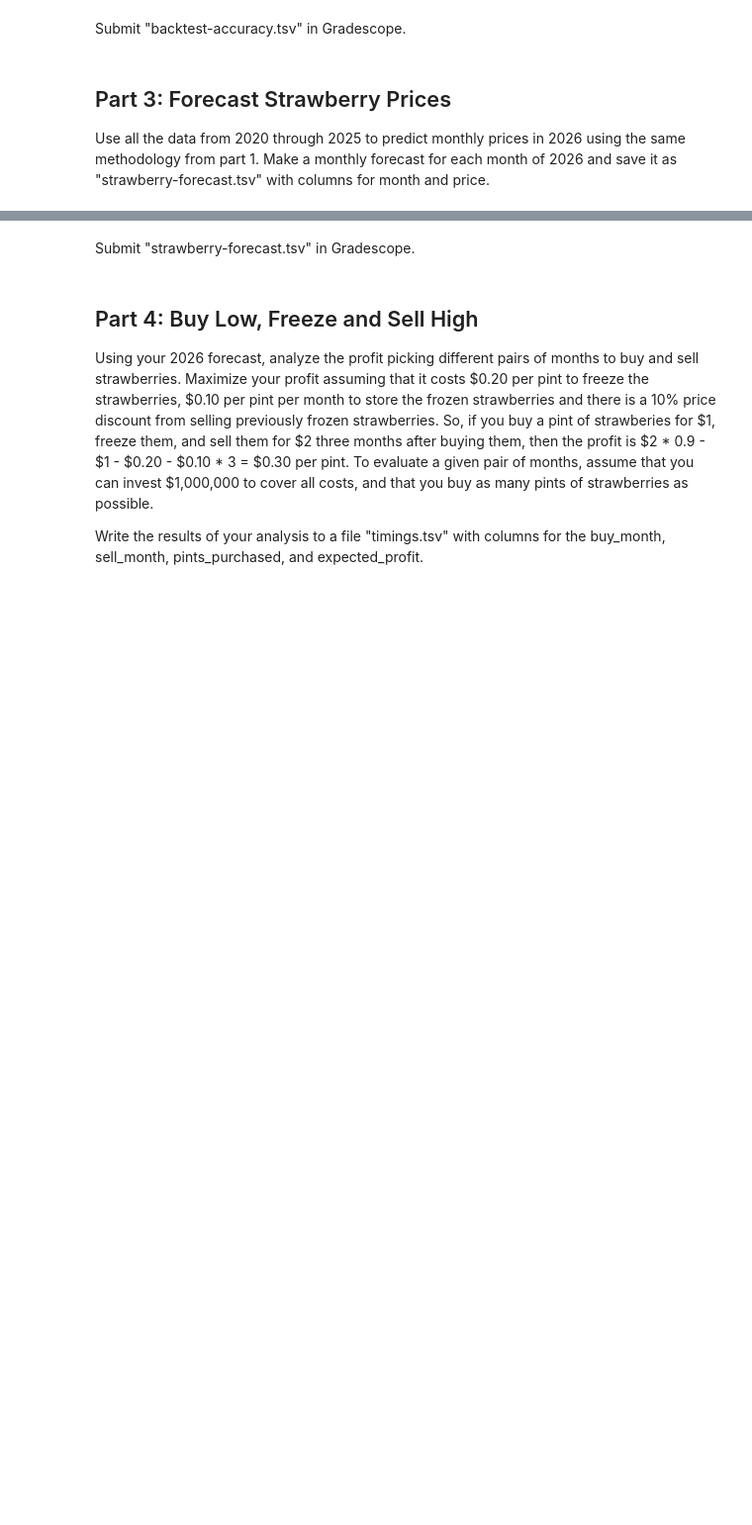
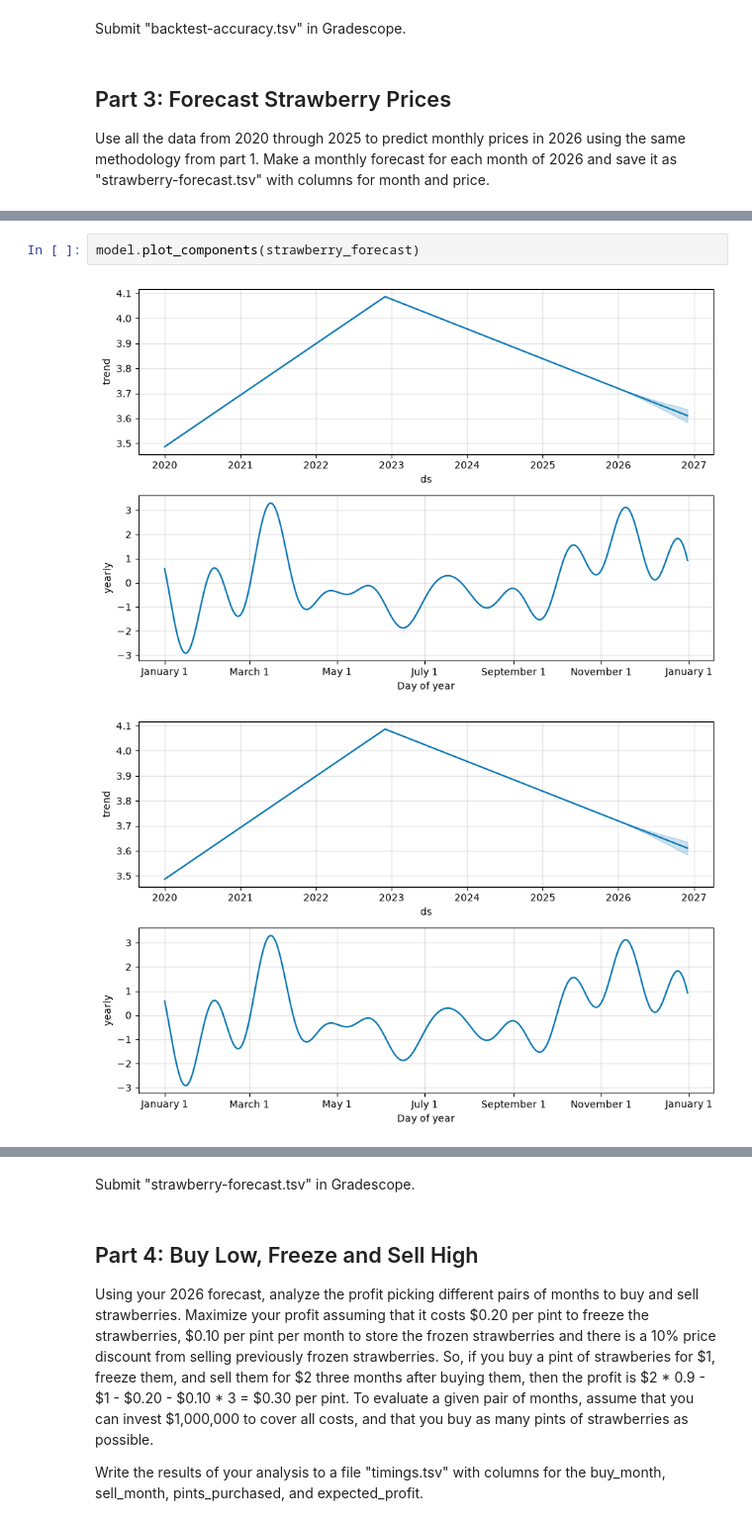
Before and after one commit to calebhadley1/AI_in_the_Field_Coursework, a Jupyter notebook: Week 2/dx704-project-02.ipynb, the cells around one changed output, grey strips where cells are left out. Shown at 99% size. Saved outputs shown, nothing was run; the diff lists cells and outputs as text; blank space fills up the shorter version.

```diff
--- a/Week 2/dx704-project-02.ipynb
+++ b/Week 2/dx704-project-02.ipynb
@@ -368,0 +328,5 @@ Make a monthly forecast for each month of 2026 and save it as "strawberry-foreca
+# %%
+model.plot_components(strawberry_forecast)
+# %% [output]
+[figure, added]
+[figure, added]
```
Also changed, not shown: parts of 10 cells of this notebook, 1 other file.
